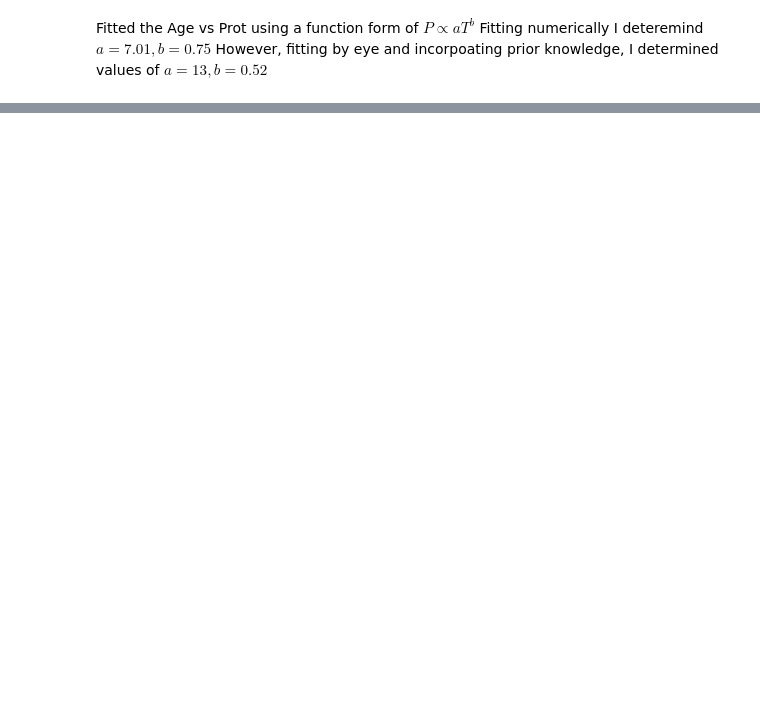
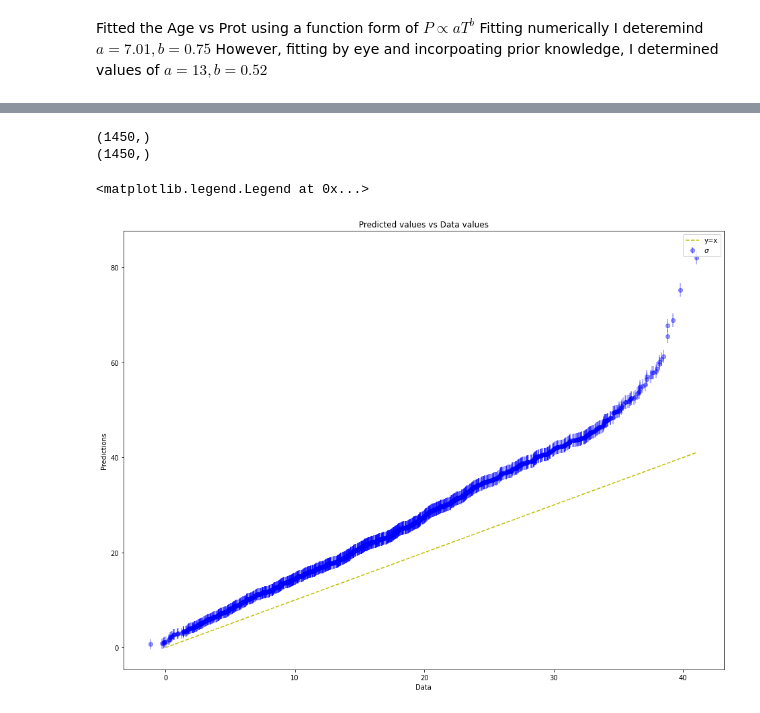
Before and after one commit to ni-phy/year4-project, a Jupyter notebook: Henry/3d_fitting.ipynb, the cells around one changed output, grey strips where cells are left out. Cells and saved outputs as stored; diff of their text form; code cells hidden in the pictures; blank space fills up the shorter version.

```diff
--- a/Henry/3d_fitting.ipynb
+++ b/Henry/3d_fitting.ipynb
@@ -295,0 +400,38 @@ plt.legend()
+# %%
+mean = A * Age**c    * Mass **d * BV**f
+#mean = mp['A_'] * Age**mp['c_']    * Mass **(mp['d_']) * Teff**f
+sd = np.sqrt(var)
+ydata = Prot
+num_gen = len(Mass)
+numElems = len(ydata)
+
+idx = np.round(np.linspace(0, len(mu) - 1, numElems)).astype(int)
+# Picks equal spaced elements from (longer) prediction array so that its shape of data
+
+
+y_pred = mean + mu
+mu_test = (mean + mu)[idx]
+sd_test = sd[idx]
+print(mu_test.shape)
+print(ydata.shape)
+
+
+vals = np.sort([mu_test, sd_test], axis=1)
+
+# sorts them together :)
+
+fig = plt.figure(figsize=(16, 12))
+
+plt.plot([0, max(Prot)], [0, max(Prot)], linestyle='--', label='y=x', color='y')
+plt.errorbar(np.sort(Prot), vals[0,:], yerr=vals[1,:], fmt='o', label=r'$\sigma$', color='b', alpha=0.4)
+
+
+plt.xlabel("Data")
+plt.ylabel("Predictions")
+plt.title("Predicted values vs Data values")
+plt.legend()
+# %% [output]
+(1450,)
+(1450,)
+<matplotlib.legend.Legend at 0x...>
+[figure, added]
```
Also changed, not shown: parts of 11 cells of this notebook.
